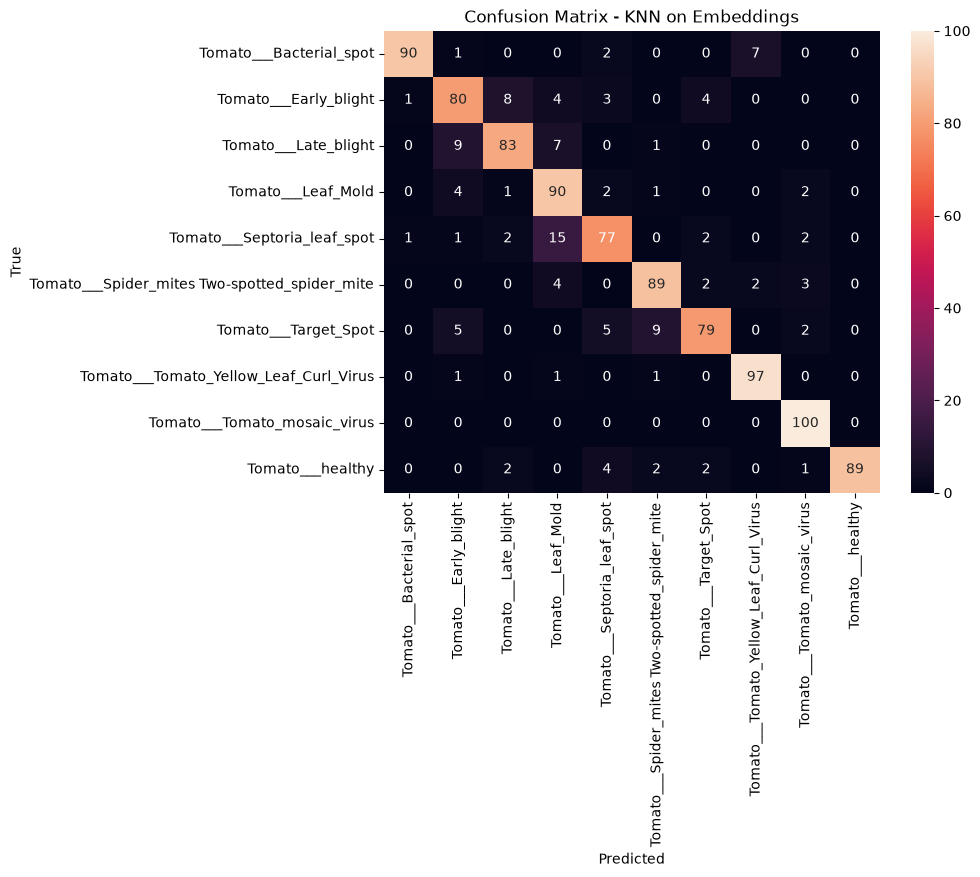
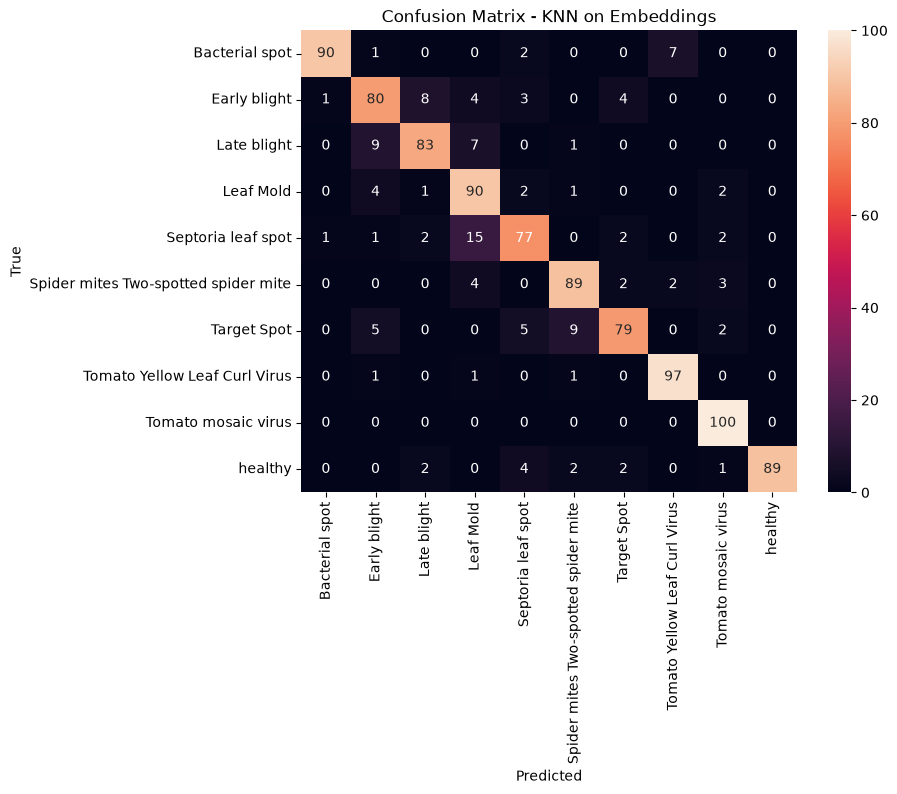
Unified diff of the notebook cell whose output changed from the first chart to the second:
--- before
+++ after
@@ -2,5 +2,5 @@
 
 plt.figure(figsize=(8,6))
-sns.heatmap(cm, annot=True, fmt='d',  xticklabels=class_names, yticklabels=class_names)
+sns.heatmap(cm, annot=True, fmt='d',  xticklabels=[cls.replace("Tomato___", "").replace("_", " ") for cls in class_names], yticklabels=[cls.replace("Tomato___", "").replace("_", " ") for cls in class_names])
 plt.title("Confusion Matrix - KNN on Embeddings")
 plt.xlabel("Predicted")

Commit: Class names makeover